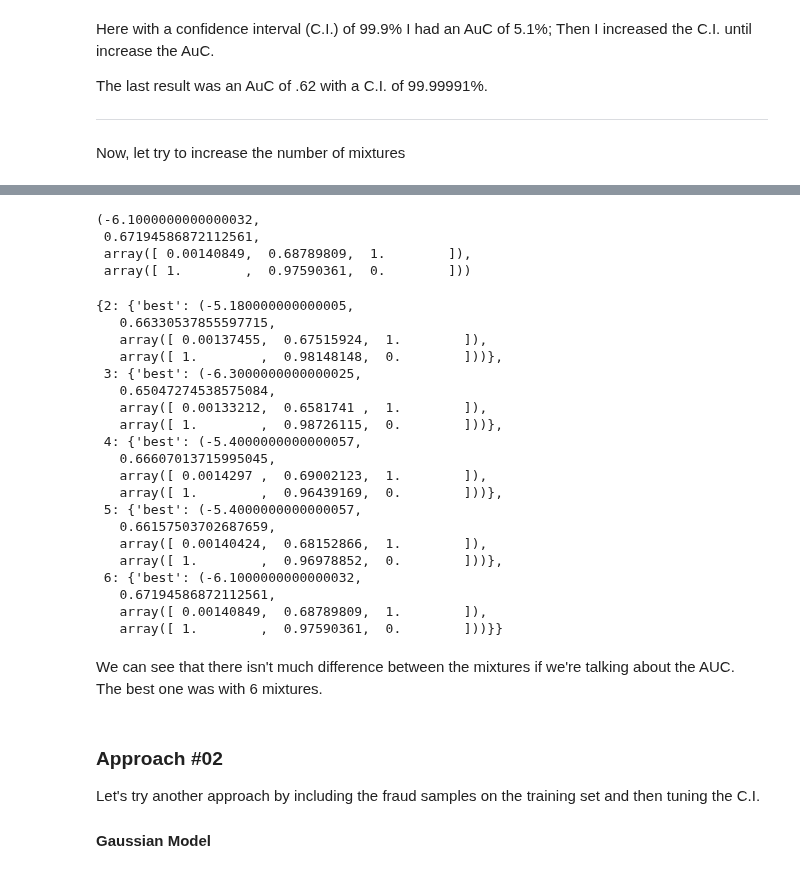
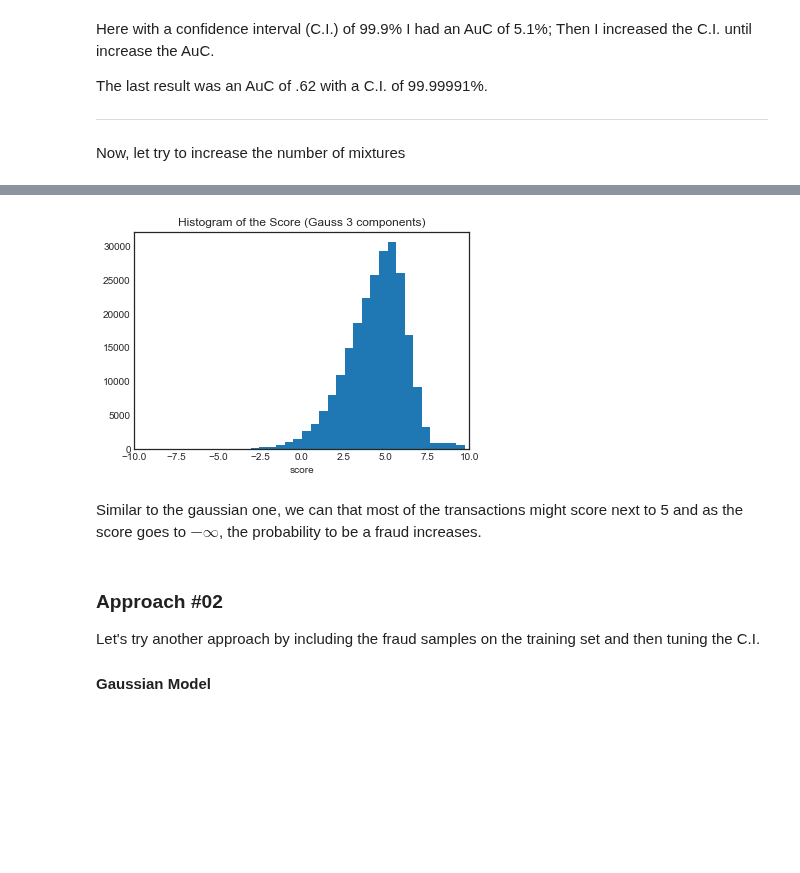
Before and after one commit to NekuSakuraba/machine-learning, a Jupyter notebook: projects/capstone/project/Project Development.ipynb, the cells around one changed output, grey strips where cells are left out. Cells and saved outputs as stored; diff of their text form; code cells hidden in the pictures; blank space fills up the shorter version.

```diff
--- a/projects/capstone/project/Project Development.ipynb
+++ b/projects/capstone/project/Project Development.ipynb
@@ -758,3 +728,32 @@ The last result was an AuC of .62 with a C.I. of 99.99991%.
 ---
 
 Now, let try to increase the number of mixtures
+# %%
+mixes = np.arange(2, 8)
+track2 = {}
+for mix in mixes:
+    # estimating the parameters
+    t_clf = t_mix(n_components=mix, random_state=0)
+    t_clf.fit(X_resampled)
+
+    # calc the scores
+    y_score = t_clf.score_samples(X[~y.index.isin(idxs)].as_matrix())
+
+    track2[mix] = {'best':(0, 0, 0, 0)}
+    rmin, rmax = -20, 0
+    step = 1.
+
+    # finding out a threshold
+    for _ in range(5):
+        intervals = np.arange(rmin, rmax, step)
+        for interval in intervals:
+            y_pred = [1 if y_ < interval else 0 for y_ in y_score]
+
+            auc = average_precision_score(y_true=y_true, y_score=y_pred)
+
+            if auc > track2[mix]['best'][1]:
+                precision, recall, _ = precision_recall_curve(y_pred, y_true)
+                track2[mix]['best'] = (interval, auc, precision, recall)
+        # after finding out the best interval, we try to improve by updating the intervals
+        step /= 10.
+        rmin, rmax = track2[mix]['best'][0] - step*10, track2[mix]['best'][0] + step*10
@@ -761,5 +784,5 @@ Now, let try to increase the number of mixtures
 # %%
-t_clf = t_mix(n_components=6, random_state=0)
+t_clf = t_mix(n_components=7, random_state=0)
 t_clf.fit(X_resampled)
 # %%
 y_score = t_clf.score_samples(X[~y.index.isin(idxs)].as_matrix())
@@ -784,7 +788,0 @@ for _ in range(5):
-# %%
-best
-# %% [output]
-(-6.1000000000000032,
- 0.67194586872112561,
- array([ 0.00140849,  0.68789809,  1.        ]),
- array([ 1.        ,  0.97590361,  0.        ]))
@@ -820,29 +789,13 @@ for mix in mixes:
-# %%
-track2
-# %% [output]
-{2: {'best': (-5.180000000000005,
-   0.66330537855597715,
-   array([ 0.00137455,  0.67515924,  1.        ]),
-   array([ 1.        ,  0.98148148,  0.        ]))},
- 3: {'best': (-6.3000000000000025,
-   0.65047274538575084,
-   array([ 0.00133212,  0.6581741 ,  1.        ]),
-   array([ 1.        ,  0.98726115,  0.        ]))},
- 4: {'best': (-5.4000000000000057,
-   0.66607013715995045,
-   array([ 0.0014297 ,  0.69002123,  1.        ]),
-   array([ 1.        ,  0.96439169,  0.        ]))},
- 5: {'best': (-5.4000000000000057,
-   0.66157503702687659,
-   array([ 0.00140424,  0.68152866,  1.        ]),
-   array([ 1.        ,  0.96978852,  0.        ]))},
- 6: {'best': (-6.1000000000000032,
-   0.67194586872112561,
-   array([ 0.00140849,  0.68789809,  1.        ]),
-   array([ 1.        ,  0.97590361,  0.        ]))}}
-# %% [markdown]
-We can see that there isn't much difference between the mixtures if we're talking about the AUC. <br />
-The best one was with 6 mixtures.
+# %%
+plt.hist(y_score, bins=250)
+plt.xlim(-10, 10)
+plt.title('Histogram of the Score (Gauss 3 components)')
+plt.xlabel('score')
+plt.show()
+# %% [output]
+[figure, added]
+# %% [markdown]
+Similar to the gaussian one, we can that most of the transactions might score next to 5 and as the score goes to $-\infty$, the probability to be a fraud increases.
 # %% [markdown]
 ### Approach #02
 Let's try another approach by including the fraud samples on the training set and then tuning the C.I.
```
Also changed, not shown: parts of 23 cells of this notebook.
